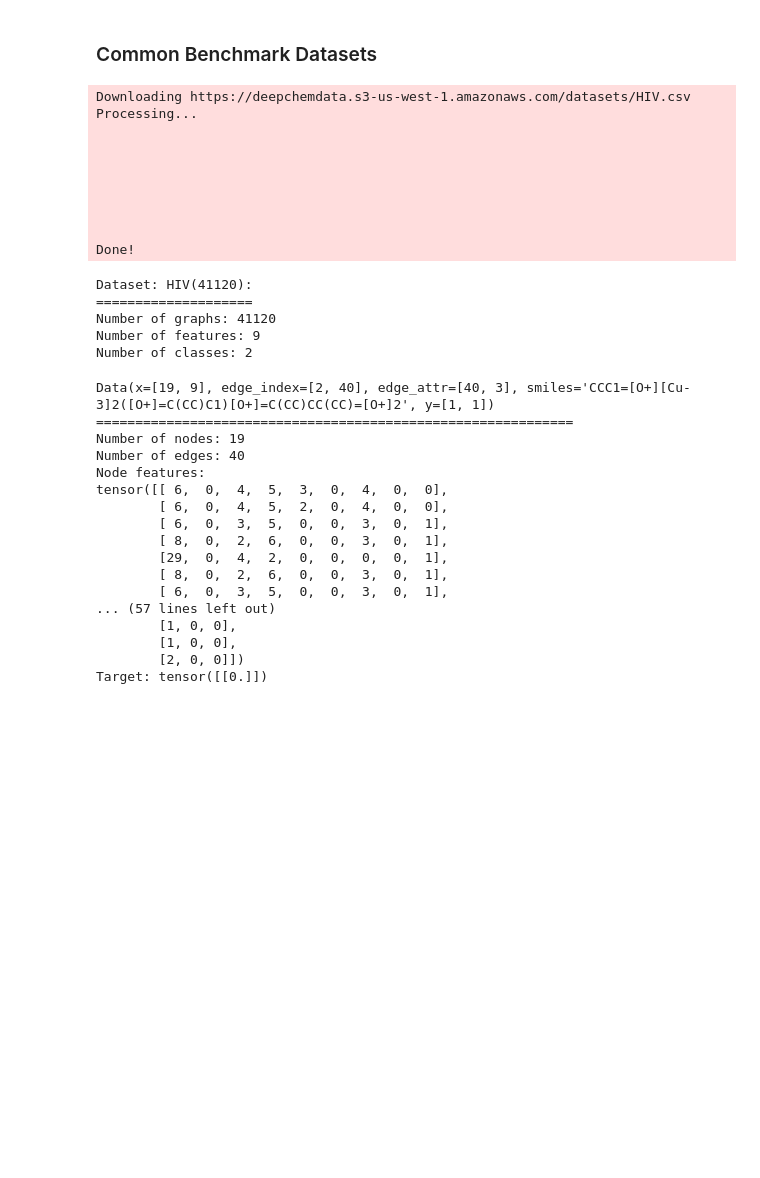
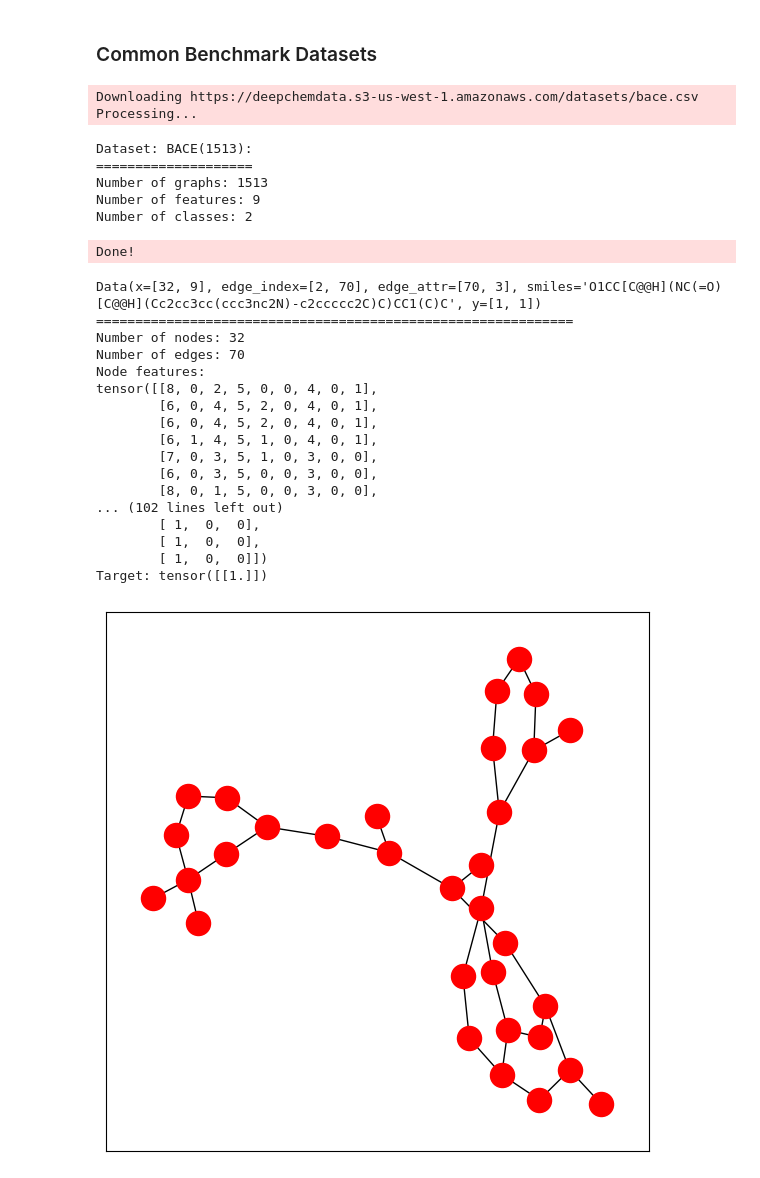
Before and after one commit to HFooladi/GNNs-For-Chemists, a Jupyter notebook: notebooks/01_GNN_representation.ipynb, the cells around one changed output. Saved outputs shown, nothing was run; the diff lists cells and outputs as text; code cells hidden in the pictures; blank space fills up the shorter version.

```diff
--- a/notebooks/01_GNN_representation.ipynb
+++ b/notebooks/01_GNN_representation.ipynb
@@ -339,6 +338,6 @@ from torch_geometric.data import DataLoader
 # %%
 # Load the ESOL dataset
-data = MoleculeNet(root='.', name='HIV')
+data = MoleculeNet(root='.', name='BACE')
 
 # Print information about the dataset
 print(f'Dataset: {data}:')
@@ -347,21 +346,14 @@ print(f'Number of graphs: {len(data)}')
 print(f'Number of features: {data.num_features}')
 print(f'Number of classes: {data.num_classes}')
 # %% [output]
-Downloading https://deepchemdata.s3-us-west-1.amazonaws.com/datasets/HIV.csv
+Downloading https://deepchemdata.s3-us-west-1.amazonaws.com/datasets/bace.csv
 Processing...
-
-
-
-
-
-
-
-Done!
-Dataset: HIV(41120):
+Dataset: BACE(1513):
 ====================
-Number of graphs: 41120
+Number of graphs: 1513
 Number of features: 9
 Number of classes: 2
+Done!
 # %%
 # Get the first graph in the dataset
 graph = data[0]
@@ -378,20 +370,46 @@ print(f'Edge index:\n{graph.edge_index}')
 print(f'Edge attributes:\n{graph.edge_attr}')
 print(f'Target: {graph.y}')
 # %% [output]
-Data(x=[19, 9], edge_index=[2, 40], edge_attr=[40, 3], smiles='CCC1=[O+][Cu-3]2([O+]=C(CC)C1)[O+]=C(CC)CC(CC)=[O+]2', y=[1, 1])
+Data(x=[32, 9], edge_index=[2, 70], edge_attr=[70, 3], smiles='O1CC[C@@H](NC(=O)[C@@H](Cc2cc3cc(ccc3nc2N)-c2ccccc2C)C)CC1(C)C', y=[1, 1])
 =============================================================
-Number of nodes: 19
-Number of edges: 40
+Number of nodes: 32
+Number of edges: 70
 Node features:
-tensor([[ 6,  0,  4,  5,  3,  0,  4,  0,  0],
-        [ 6,  0,  4,  5,  2,  0,  4,  0,  0],
-        [ 6,  0,  3,  5,  0,  0,  3,  0,  1],
-        [ 8,  0,  2,  6,  0,  0,  3,  0,  1],
-        [29,  0,  4,  2,  0,  0,  0,  0,  1],
-        [ 8,  0,  2,  6,  0,  0,  3,  0,  1],
-        [ 6,  0,  3,  5,  0,  0,  3,  0,  1],
-... (57 lines left out)
-        [1, 0, 0],
-        [1, 0, 0],
-        [2, 0, 0]])
-Target: tensor([[0.]])
+tensor([[8, 0, 2, 5, 0, 0, 4, 0, 1],
+        [6, 0, 4, 5, 2, 0, 4, 0, 1],
+        [6, 0, 4, 5, 2, 0, 4, 0, 1],
+        [6, 1, 4, 5, 1, 0, 4, 0, 1],
+        [7, 0, 3, 5, 1, 0, 3, 0, 0],
+        [6, 0, 3, 5, 0, 0, 3, 0, 0],
+        [8, 0, 1, 5, 0, 0, 3, 0, 0],
+... (102 lines left out)
+        [ 1,  0,  0],
+        [ 1,  0,  0],
+        [ 1,  0,  0]])
+Target: tensor([[1.]])
+# %%
+def visualize_graph(G, color):
+    plt.figure(figsize=(7,7))
+    plt.xticks([])
+    plt.yticks([])
+    nx.draw_networkx(G, pos=nx.spring_layout(G, seed=42), with_labels=False,
+                     node_color=color, cmap="Set2")
+    plt.show()
+
+
+def visualize_embedding(h, color, epoch=None, loss=None):
+    plt.figure(figsize=(7,7))
+    plt.xticks([])
+    plt.yticks([])
+    h = h.detach().cpu().numpy()
+    plt.scatter(h[:, 0], h[:, 1], s=140, c=color, cmap="Set2")
+    if epoch is not None and loss is not None:
+        plt.xlabel(f'Epoch: {epoch}, Loss: {loss.item():.4f}', fontsize=16)
+    plt.show()
+# %%
+from torch_geometric.utils import to_networkx
+
+G = to_networkx(graph, to_undirected=True)
+visualize_graph(G, color="red")
+# %% [output]
+[figure, added]
```
Also changed, not shown: parts of 4 cells of this notebook.
